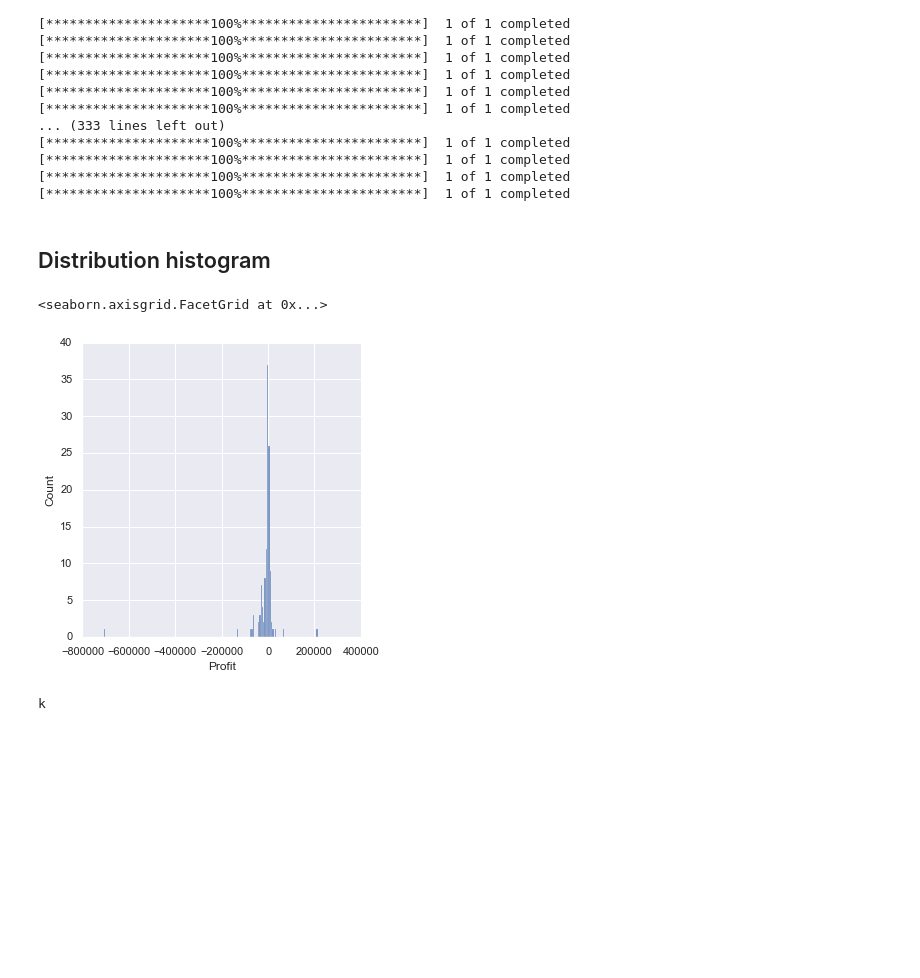
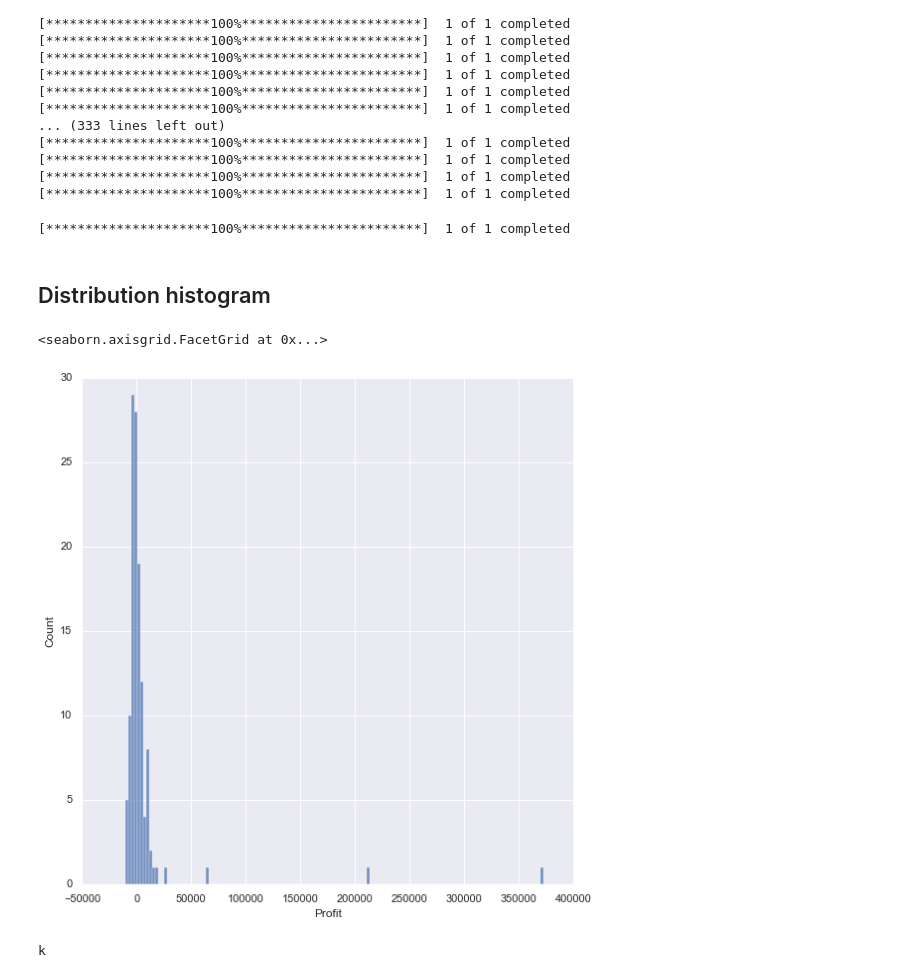
Before and after one commit to volry/Stocks-PF-stategy, a Jupyter notebook: Stocks-PF-strategy.ipynb, the cells around one changed output. Drawn from its saved outputs; the diff is of its cells as text; code cells hidden in the pictures; blank space fills up the shorter version.

```diff
--- a/Stocks-PF-strategy.ipynb
+++ b/Stocks-PF-strategy.ipynb
@@ -221,7 +221,7 @@ for i in range(len(list_stocks)): # потім прописати весь сп
 
                     size = wdf.at[index,'VolumePoten']
                     mystock.add(size, mid_price, index)
-                    wdf.at[index,'Profit']= (amount*mid_price)*-1
+                    wdf.at[index,'Profit']= (size*mid_price)*-1
 
             # record MarketValue
             wdf.at[index,'MarketValue']= mystock.market_value
@@ -266,20 +266,24 @@ for i in range(len(list_stocks)): # потім прописати весь сп
         #wdf.at[index,'test']=lastrow[0]
 
         # if there is open position and its last row we close all pos
-        if lastrow[0]==index:
+#         if lastrow[0]==index:
 
-            mid_price = (row['Close']+row['Open'])/2 # take avg.price for position
+#             mid_price = (row['Close']+row['Open'])/2 # take avg.price for position
+#             wdf.at[index,'Profit']= mystock.qty * mid_price
 
-            wdf.at[index,'Profit']= mystock.qty*mid_price
-            mystock.clear()
-            openPosStatus=False
-            #wdf.at[index,'test']=lastrow[0]
+#             openPosStatus=False
+#             #wdf.at[index,'test']=lastrow[0]
 
         # log block
-        mylog=('mid_price', mid_price,'qty=', mystock.qty, 'avg_price', mystock.avg_price)
+        mylog=('mid_price', mid_price,'qty=', mystock.qty, 'avg_price', mystock.avg_price, 'mark_value=',mystock.market_value,'lastRow=', lastrow[0])
         wdf.at[index,'test']=mylog
 
     #тут закінчується блок перебору строк акції і йде на наступну акцію
+    # forcing close
+    mid_price = (row['Close']+row['Open'])/2 # take avg.price for position
+    wdf.at[index,'Profit']= mystock.qty * mid_price
+
+
     # 1. тікер
     # 2. profit
     # 3. tradecount
@@ -288,12 +292,12 @@ for i in range(len(list_stocks)): # потім прописати весь сп
     # 6.    WinRate
     #7.     AvgHold'
 
-    #holddays=mystock.date_end_pos
+    siteDay_CurDate = str(index-datefromlist)
     #ProfitTrades = (wdf['Profit']>0).sum()
     #LossTrades = (wdf['Profit']<0).sum()
     #WinRate = round(ProfitTrades/tradecount,1)
     #AvgHold = round((wdf['OpenPrice']!=0).sum()/tradecount,1)
-    stock_small_res=[symbol,round(wdf['Profit'].sum(),2),ProfitTrades,LossTrades]
+    stock_small_res=[symbol,round(wdf['Profit'].sum(),2),siteDay_CurDate,ProfitTrades,LossTrades]
 
     data_group=wdf['Profit']
     stock_res.append(stock_small_res)
@@ -323,14 +327,20 @@ for i in range(len(list_stocks)): # потім прописати весь сп
 [*********************100%***********************]  1 of 1 completed
 [*********************100%***********************]  1 of 1 completed
 # %%
-stock_df = pd.DataFrame(stock_res, columns = ['Stock','Profit','ProfitTrades','LossTrades'])
+stock_df = pd.DataFrame(stock_res, columns = ['Stock','Profit','siteDay_CurDate','ProfitTrades','LossTrades'])
 stock_df = stock_df.loc[stock_df['Profit']!=0]
+
 stock_df.loc['Total'] = stock_df.sum(numeric_only=True) # add Total substring
 
 
 df_day = pd.DataFrame(df_data )
 df_day.index.name ="Date"
 df_day = df_day.loc[df_day['Profit']!=0] # remove 0 values
+
+# clean -10 000 error
+df_day = df_day.loc[df_day['Profit']!=-10000] # cleaning errors in two stocks
+stock_df = stock_df.loc[stock_df['Profit']!=10000]
+
 df_day = df_day.groupby([df_day.index.date]).sum() # групуємо по даті
 df_day.sort_index()
 
@@ -343,13 +353,15 @@ with pd.ExcelWriter("outputFiles/output.xlsx") as writer:
     df_day.to_excel(writer, sheet_name="by date")
     stock_df.to_excel(writer, sheet_name="statByStock")
 # %%
-#testDF = yf.download("AEI", "2022-10-01", "2022-12-10",back_adjust=True)
+testDF = yf.download("HGEN", "2022-08-04", "2023-02-01",back_adjust=True)
+# %% [output]
+[*********************100%***********************]  1 of 1 completed
 # %% [markdown]
 ## Distribution histogram
 # %%
 
-sns.displot(stock_df,x='Profit')
+sns.displot(stock_df,x='Profit',height=8)
 # %% [output]
 <seaborn.axisgrid.FacetGrid at 0x...>
-[figure, old version]
+[figure, new version]
 # %%
```
Also changed, not shown: parts of 2 cells of this notebook.
